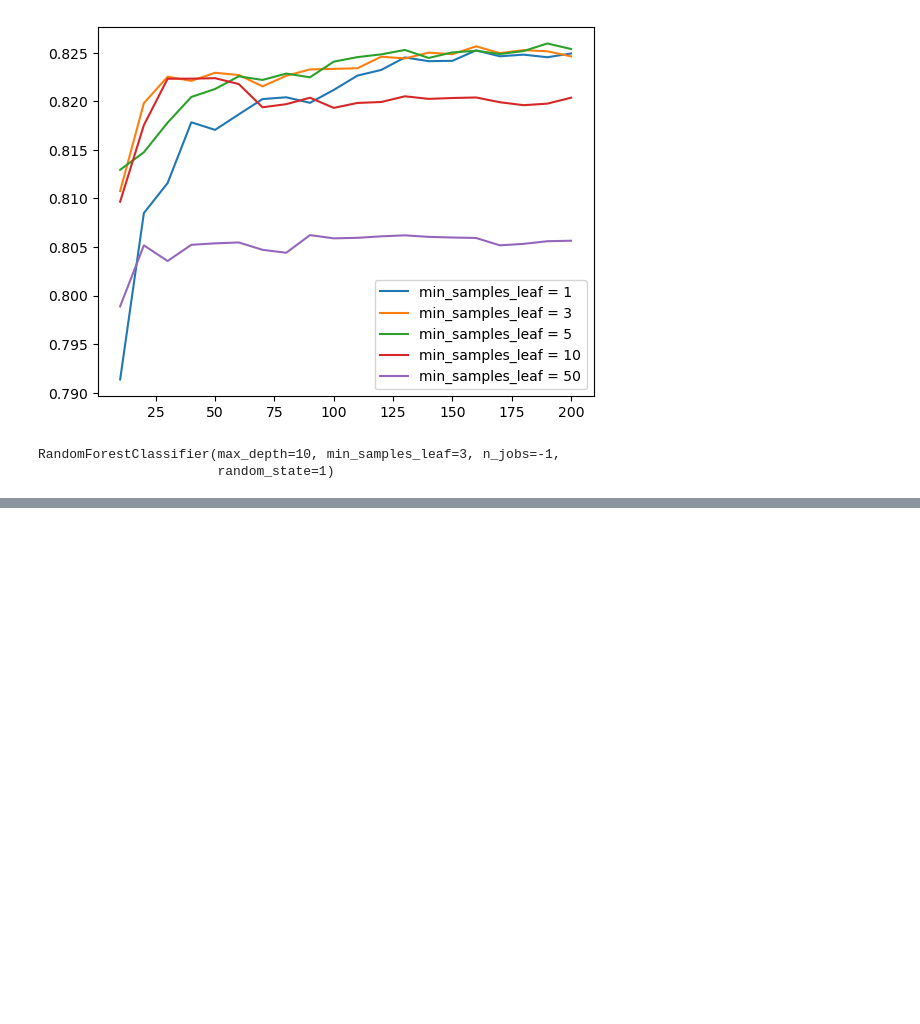
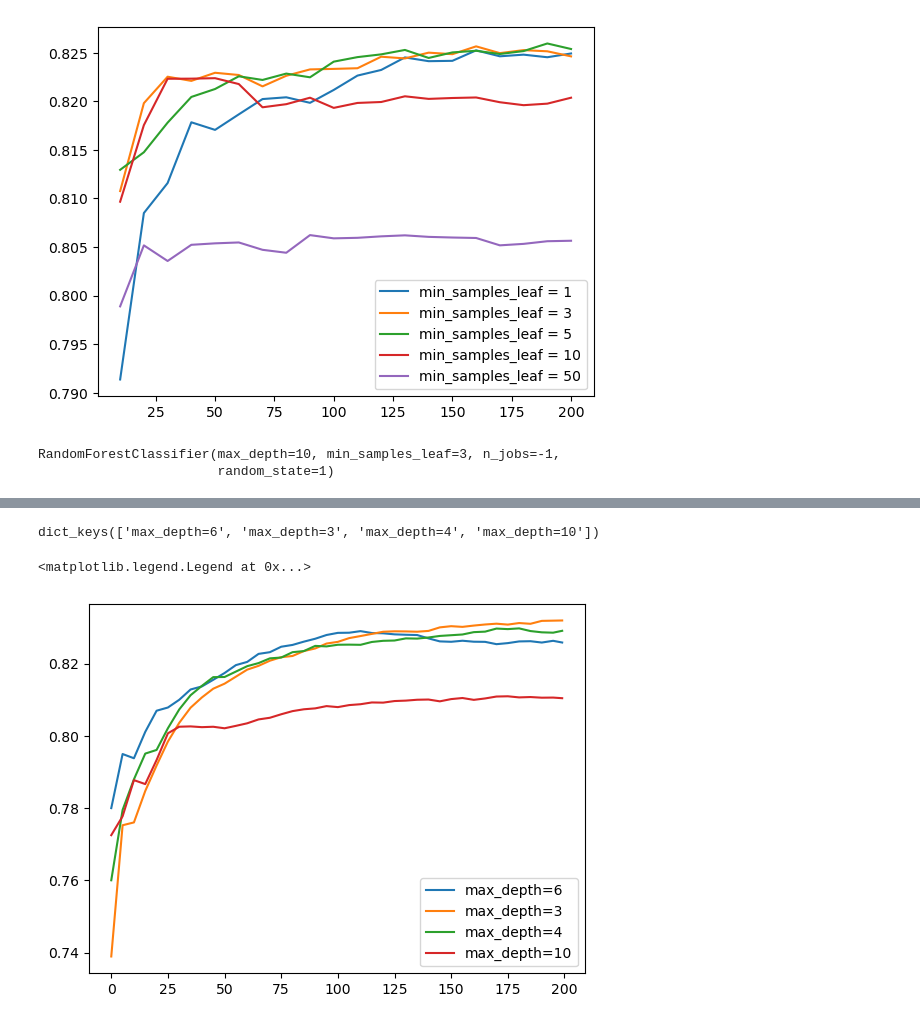
Before and after one commit to codevalhalla/credit-risk-scoring, a Jupyter notebook: credit-risk-scoring.ipynb, the cells around one changed output, grey strips where cells are left out. Cells and saved outputs as stored; diff of their text form; code cells hidden in the pictures; blank space fills up the shorter version.

```diff
--- a/credit-risk-scoring.ipynb
+++ b/credit-risk-scoring.ipynb
@@ -494,0 +685,2 @@ RandomForestClassifier(max_depth=10, min_samples_leaf=3, n_jobs=-1,
+# %%
+xgb_max_depth_aucs = {}
@@ -494,0 +705,14 @@ RandomForestClassifier(max_depth=10, min_samples_leaf=3, n_jobs=-1,
+# %%
+key = f"max_depth={xgb_params['max_depth']}"
+xgb_max_depth_aucs[key]=parse_xgb_output(output)
+# %%
+xgb_max_depth_aucs.keys()
+# %% [output]
+dict_keys(['max_depth=6', 'max_depth=3', 'max_depth=4', 'max_depth=10'])
+# %%
+for max_depth, df_scores in xgb_max_depth_aucs.items():
+    plt.plot(df_scores['num_iter'],df_scores['val_auc'],label=max_depth)
+plt.legend()
+# %% [output]
+<matplotlib.legend.Legend at 0x...>
+[figure, added]
```
Also changed, not shown: parts of 35 cells of this notebook.
